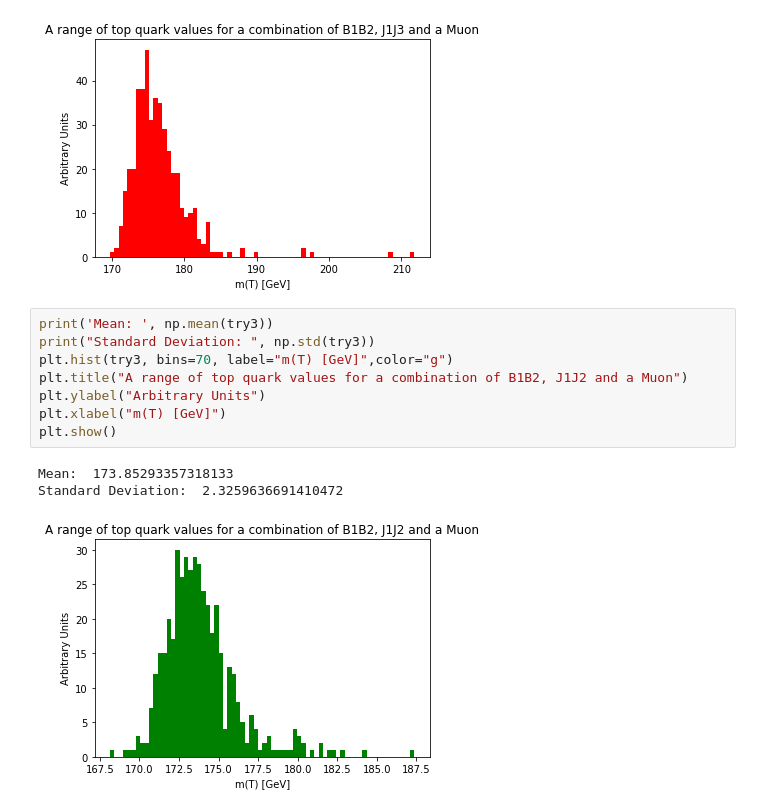
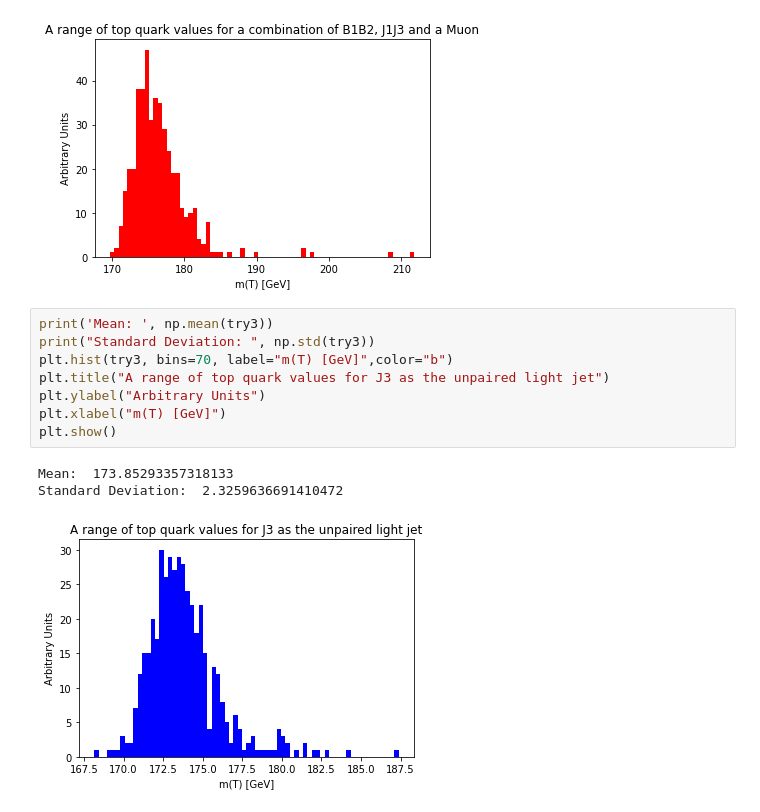
Before and after one commit to Hamza-Suleman/EPP-Coursework3, a Jupyter notebook: EPP_Coursework_3.ipynb, the cells around one changed output. Saved outputs shown, nothing was run; the diff lists cells and outputs as text.

```diff
--- a/EPP_Coursework_3.ipynb
+++ b/EPP_Coursework_3.ipynb
@@ -580,12 +580,12 @@ Standard Deviation:  4.132609716727437
 # %%
 print('Mean: ', np.mean(try3))
 print("Standard Deviation: ", np.std(try3))
-plt.hist(try3, bins=70, label="m(T) [GeV]",color="g")
-plt.title("A range of top quark values for a combination of B1B2, J1J2 and a Muon")
+plt.hist(try3, bins=70, label="m(T) [GeV]",color="b")
+plt.title("A range of top quark values for J3 as the unpaired light jet")
 plt.ylabel("Arbitrary Units")
 plt.xlabel("m(T) [GeV]")
 plt.show()
 # %% [output]
 Mean:  173.85293357318133
 Standard Deviation:  2.3259636691410472
-[figure, old version]
+[figure, new version]
```
Also changed, not shown: parts of 4 cells of this notebook.
